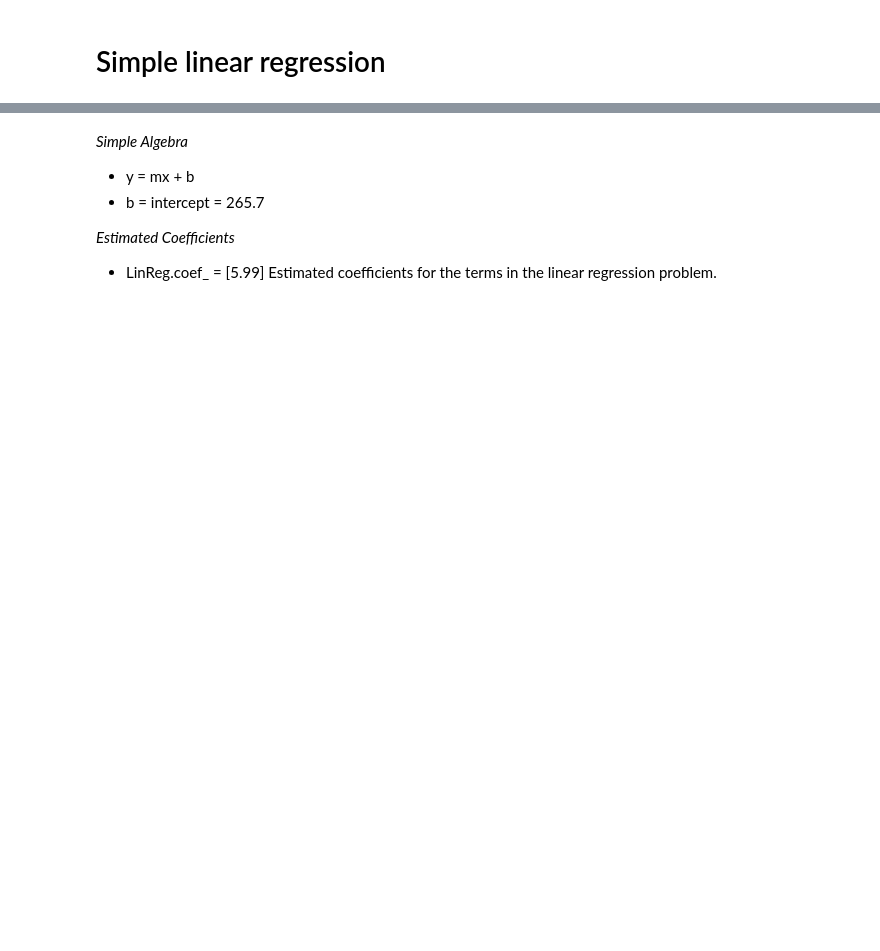
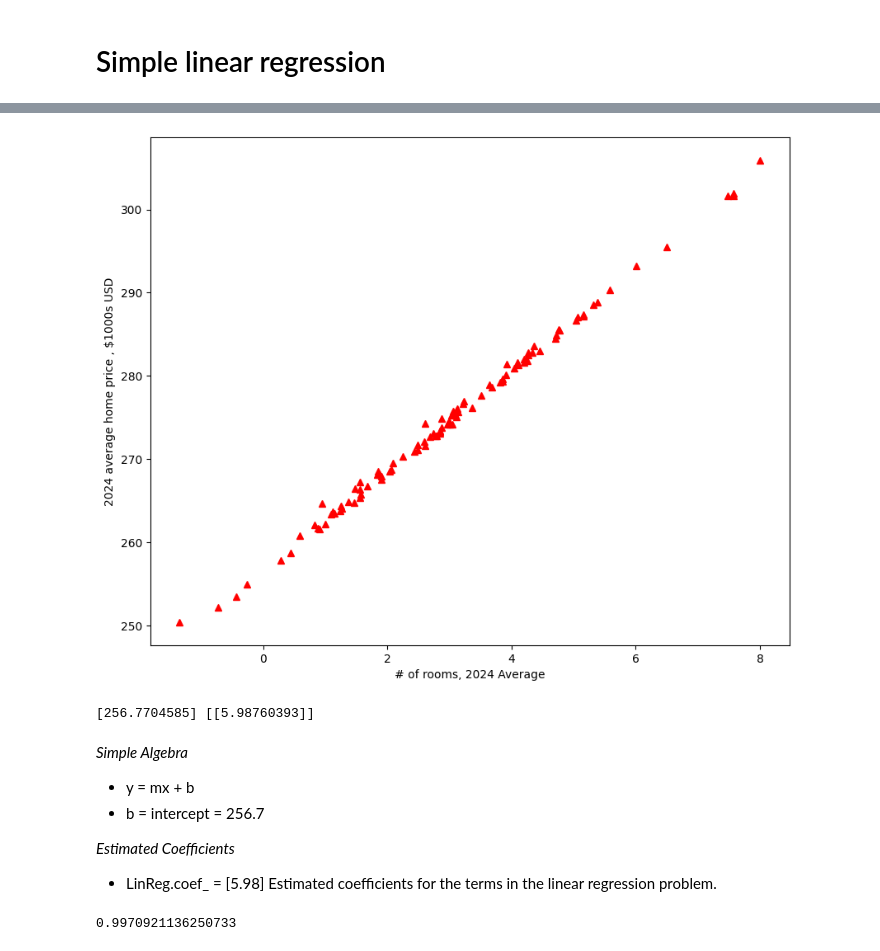
Before and after one commit to LinkedInLearning/python-for-data-science-and-machine-learning-essential-training-part-2-3016934, a Jupyter notebook: notebooks/02_01_b.ipynb, the cells around one changed output, grey strips where cells are left out. Drawn from its saved outputs; the diff is of its cells as text; code cells hidden in the pictures; blank space fills up the shorter version.

```diff
--- a/notebooks/02_01_b.ipynb
+++ b/notebooks/02_01_b.ipynb
@@ -2,0 +12,6 @@
+# %%
+%matplotlib inline
+rcParams['figure.figsize'] = 10, 8
+# %%
+rooms = 2*np.random.randn(100,1)+3
+rooms[0:10]
@@ -2,0 +29,3 @@
+# %%
+price = 256 +6*rooms + abs(np.random.randn(100,1))
+price[0:10]
@@ -3,7 +43,27 @@
+# %%
+plt.plot(rooms,price, 'r^')
+plt.xlabel('# of rooms, 2024 Average')
+plt.ylabel('2024 average home price , $1000s USD')
+plt.show()
+# %% [output]
+[figure, added]
+# %%
+X = rooms
+y = price
+
+LinReg = LinearRegression()
+LinReg.fit(X,y)
+print(LinReg.intercept_, LinReg.coef_)
+# %% [output]
+[256.7704585] [[5.98760393]]
 # %% [markdown]
 *Simple Algebra*
 - y = mx + b
-- b = intercept = 265.7
+- b = intercept = 256.7
 
 *Estimated Coefficients*
-- LinReg.coef_ = [5.99] Estimated coefficients for the terms in the linear regression problem.
+- LinReg.coef_ = [5.98] Estimated coefficients for the terms in the linear regression problem.
+# %%
+print(LinReg.score(X,y))
+# %% [output]
+0.9970921136250733
```
Also changed, not shown: parts of 3 cells of this notebook, 5 other files.
